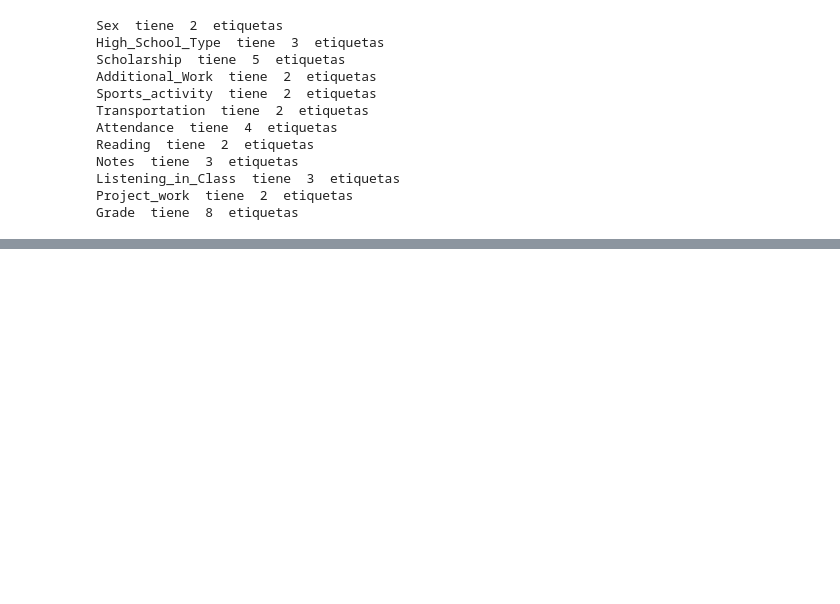
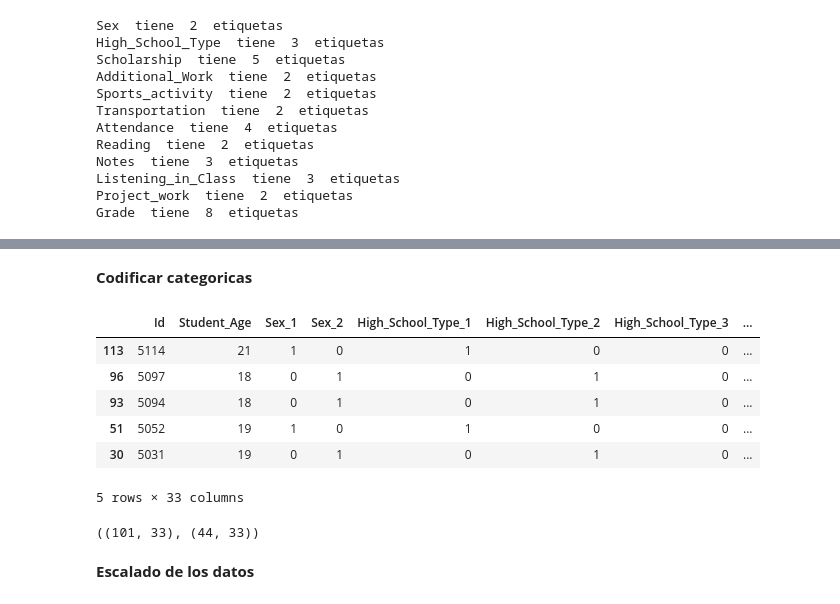
Before and after one commit to mariaRam2003/hdt5_MineriaDeDatos, a Jupyter notebook: HojaDeTrabajo5 copy.ipynb, the cells around one changed output, grey strips where cells are left out. Cells and saved outputs as stored; diff of their text form; code cells hidden in the pictures; blank space fills up the shorter version.

```diff
--- a/HojaDeTrabajo5 copy.ipynb
+++ b/HojaDeTrabajo5 copy.ipynb
@@ -246,0 +270,8 @@ Grade  tiene  8  etiquetas
+# %%
+# Seleccionar la variable objetivo
+# El interes sera encontrar que factores influyen en que un estudiante obtenga una beca
+# Por lo tanto, la variable objetivo sera 'Scolarship'
+X = df.drop(['Grade'], axis = 1)
+y = df['Grade']
+# %%
+X_train, X_test, y_train, y_test = train_test_split(X, y, test_size = 0.3, random_state = 0)
@@ -246,0 +284,2 @@ Grade  tiene  8  etiquetas
+# %%
+categoricas.remove("Grade")
@@ -246,0 +300,24 @@ Grade  tiene  8  etiquetas
+# %% [markdown]
+**Codificar categoricas**
+# %%
+encoder = ce.OneHotEncoder(cols=categoricas)
+
+X_train = encoder.fit_transform(X_train)
+
+X_test = encoder.transform(X_test)
+# %%
+X_train.head()
+# %% [output]
+|  | Id | Student_Age | Sex_1 | Sex_2 | High_School_Type_1 | High_School_Type_2 | High_School_Type_3 | ... |
+| 113 | 5114 | 21 | 1 | 0 | 1 | 0 | 0 | ... |
+| 96 | 5097 | 18 | 0 | 1 | 0 | 1 | 0 | ... |
+| 93 | 5094 | 18 | 0 | 1 | 0 | 1 | 0 | ... |
+| 51 | 5052 | 19 | 1 | 0 | 1 | 0 | 0 | ... |
+| 30 | 5031 | 19 | 0 | 1 | 0 | 1 | 0 | ... |
+5 rows × 33 columns
+# %%
+X_train.shape, X_test.shape
+# %% [output]
+((101, 33), (44, 33))
+# %% [markdown]
+**Escalado de los datos**
```
Also changed, not shown: parts of 29 cells of this notebook.
